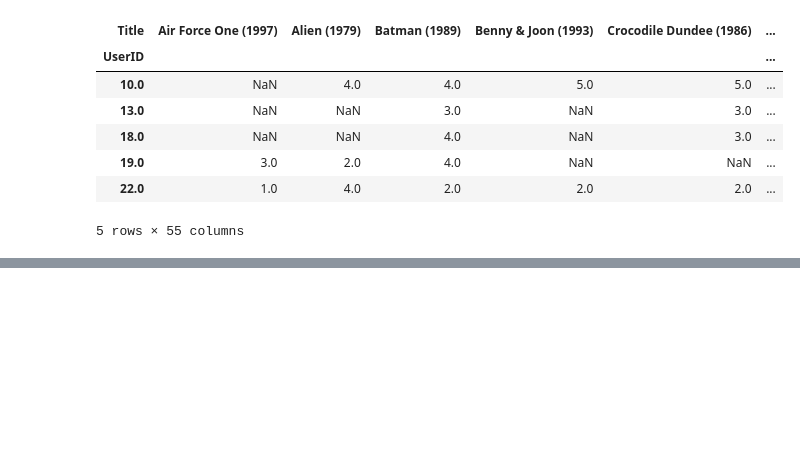
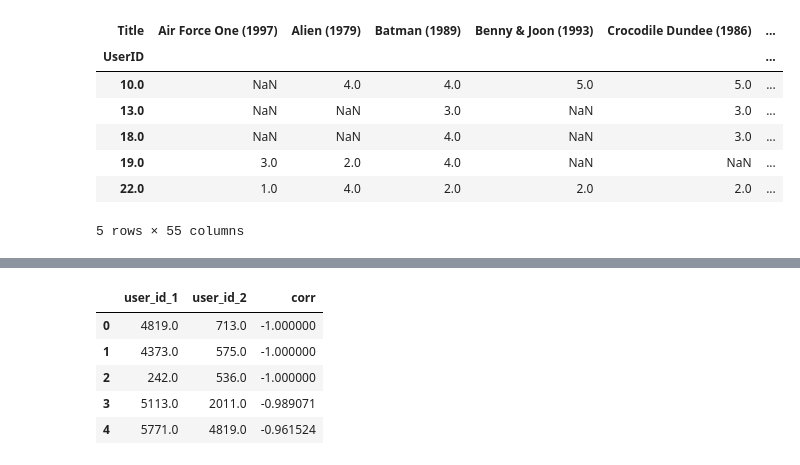
Before and after one commit to phildens/Recomendation_LAb1, a Jupyter notebook: RecomandationProject.ipynb, the cells around one changed output, grey strips where cells are left out. Saved outputs shown, nothing was run; the diff lists cells and outputs as text; code cells hidden in the pictures; blank space fills up the shorter version.

```diff
--- a/RecomandationProject.ipynb
+++ b/RecomandationProject.ipynb
@@ -261,7 +260,7 @@ final_df.head()
 | 22.0 | 1.0 | 4.0 | 2.0 | 2.0 | 2.0 | ... |
 5 rows × 55 columns
 # %%
-corr_df = final_df.drop_duplicates().T.corr().unstack().sort_values()
+corr_df = final_df.drop_duplicates().T.corr().unstack().sort_values().drop_duplicates()
 # %%
 corr_df
 # %% [output]
@@ -281,2 +280,14 @@ Length: 1833316, dtype: float64
 # %%
 corr_df = pd.DataFrame(corr_df, columns=["corr"])
+# %%
+corr_df.index.names = ['user_id_1', 'user_id_2']
+# %%
+corr_df = corr_df.reset_index()
+corr_df.head()
+# %% [output]
+|  | user_id_1 | user_id_2 | corr |
+| 0 | 4819.0 | 713.0 | -1.000000 |
+| 1 | 4373.0 | 575.0 | -1.000000 |
+| 2 | 242.0 | 536.0 | -1.000000 |
+| 3 | 5113.0 | 2011.0 | -0.989071 |
+| 4 | 5771.0 | 4819.0 | -0.961524 |
```
Also changed, not shown: parts of 11 cells of this notebook.
